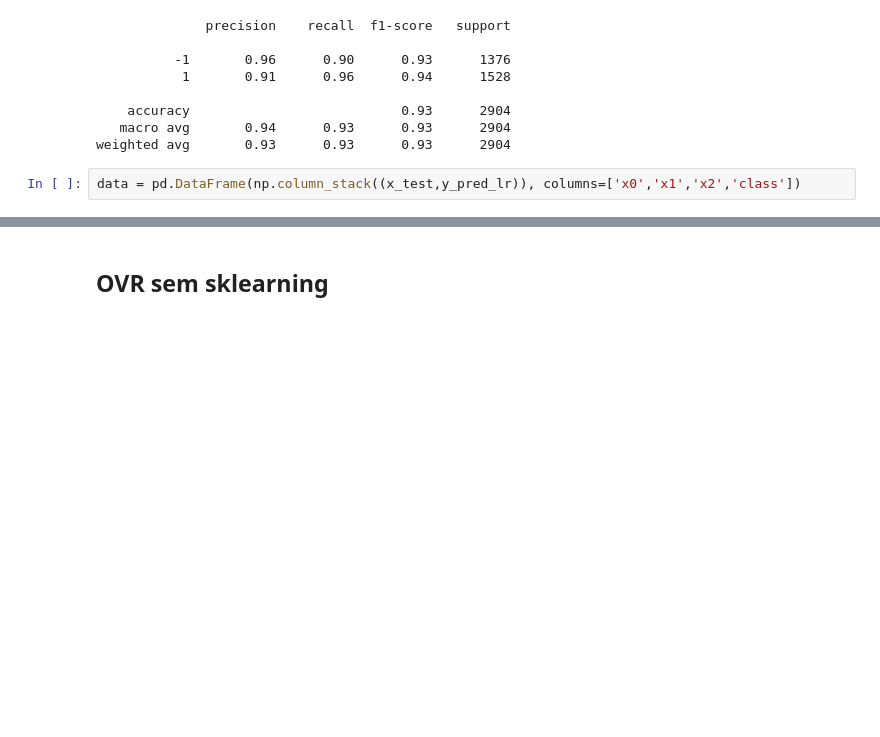
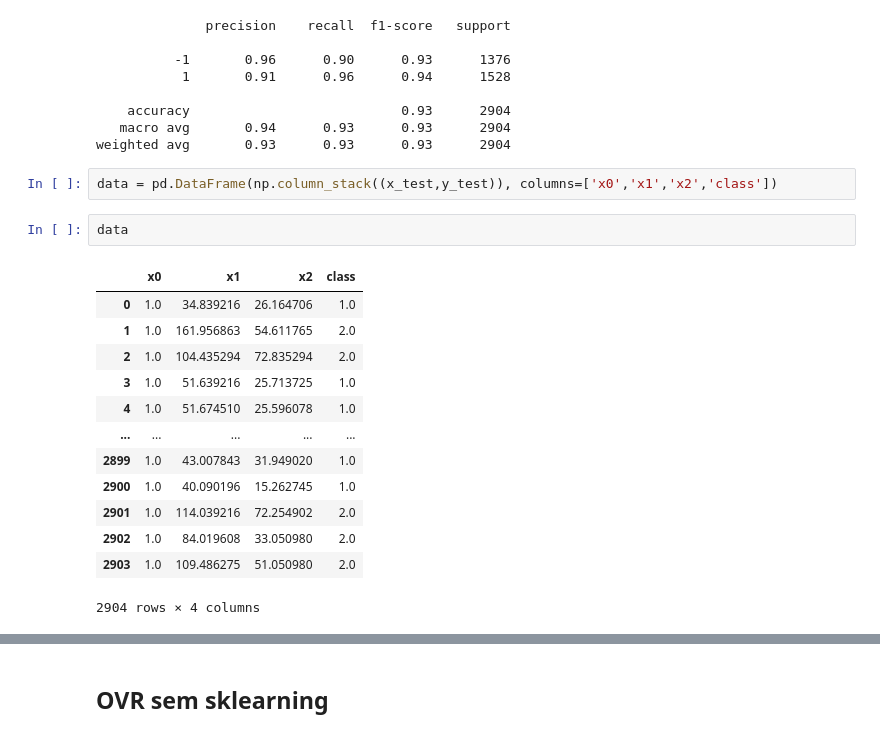
Before and after one commit to ednaldo-neto/Machine-Learning, a Jupyter notebook: Mini projeto Machine learning ednaldo.ipynb, the cells around one changed output, grey strips where cells are left out. Cells and saved outputs as stored; diff of their text form; blank space fills up the shorter version.

```diff
--- a/Mini projeto Machine learning ednaldo.ipynb
+++ b/Mini projeto Machine learning ednaldo.ipynb
@@ -268,7 +276,23 @@ print(sklearn.metrics.classification_report(value_changer(y_test),y_pred_lr))
    macro avg       0.94      0.93      0.93      2904
 weighted avg       0.93      0.93      0.93      2904
 # %%
-data = pd.DataFrame(np.column_stack((x_test,y_pred_lr)), columns=['x0','x1','x2','class'])
+data = pd.DataFrame(np.column_stack((x_test,y_test)), columns=['x0','x1','x2','class'])
+# %%
+data
+# %% [output]
+|  | x0 | x1 | x2 | class |
+| 0 | 1.0 | 34.839216 | 26.164706 | 1.0 |
+| 1 | 1.0 | 161.956863 | 54.611765 | 2.0 |
+| 2 | 1.0 | 104.435294 | 72.835294 | 2.0 |
+| 3 | 1.0 | 51.639216 | 25.713725 | 1.0 |
+| 4 | 1.0 | 51.674510 | 25.596078 | 1.0 |
+| ... | ... | ... | ... | ... |
+| 2899 | 1.0 | 43.007843 | 31.949020 | 1.0 |
+| 2900 | 1.0 | 40.090196 | 15.262745 | 1.0 |
+| 2901 | 1.0 | 114.039216 | 72.254902 | 2.0 |
+| 2902 | 1.0 | 84.019608 | 33.050980 | 2.0 |
+| 2903 | 1.0 | 109.486275 | 51.050980 | 2.0 |
+2904 rows × 4 columns
 # %%
 classes = data['class'].unique()
 
```
Also changed, not shown: parts of 19 cells of this notebook.
